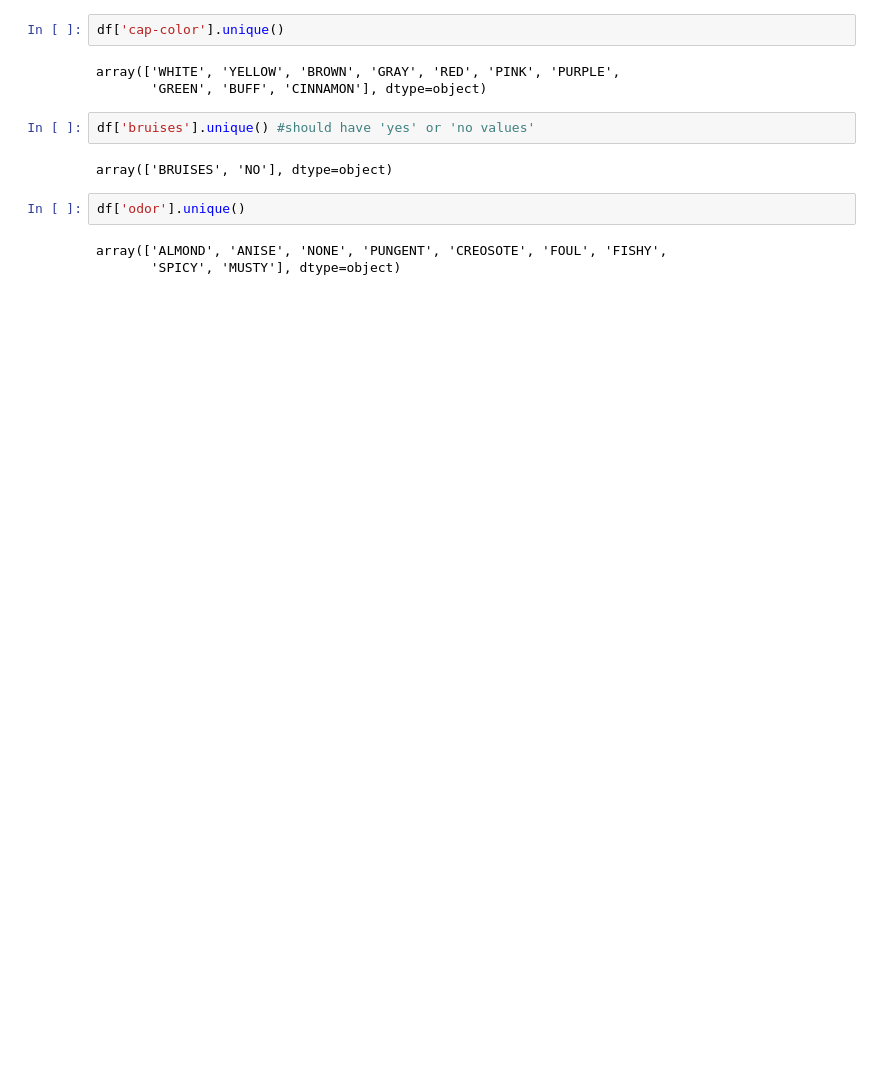
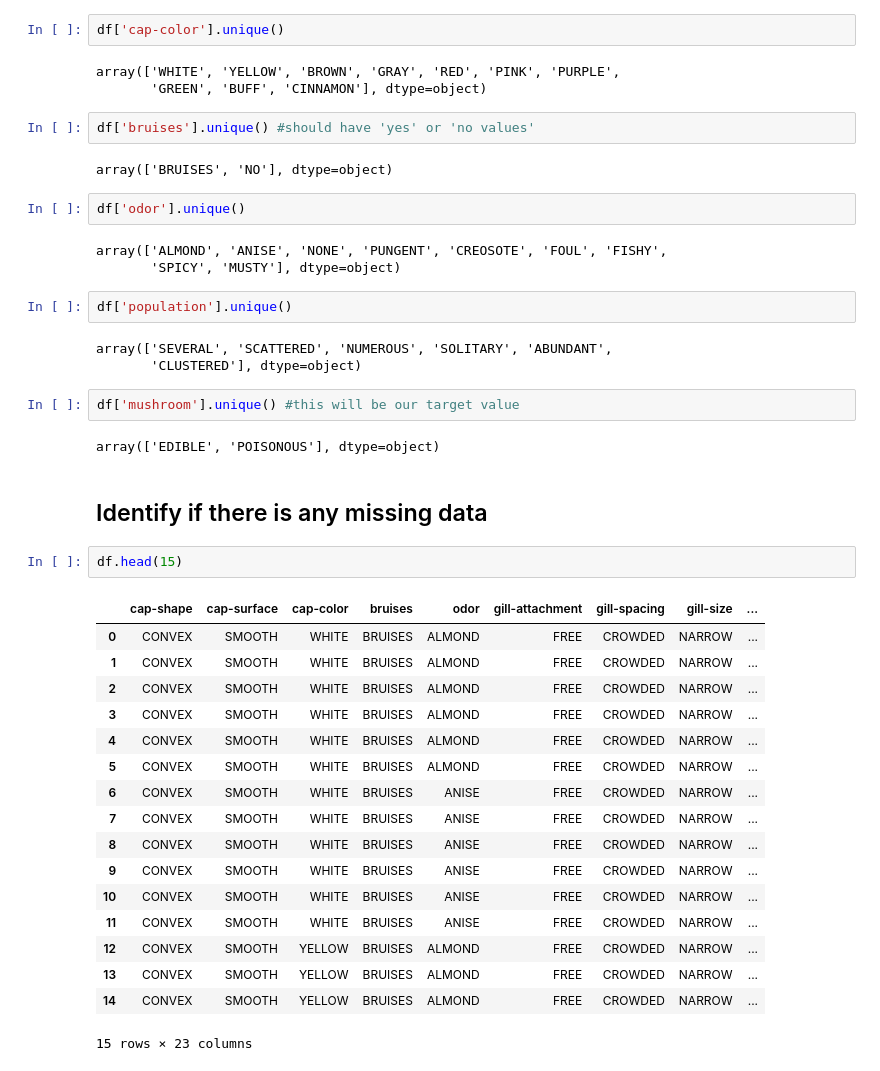
Before and after one commit to AmmaraRazzaq/DataAnalysis_with_Python, a Jupyter notebook: DataAnalysiswithPython.ipynb, the cells around one changed output. Cells and saved outputs as stored; diff of their text form; blank space fills up the shorter version.

Commit message:
identify missing data

```diff
--- a/DataAnalysiswithPython.ipynb
+++ b/DataAnalysiswithPython.ipynb
@@ -156,3 +156,34 @@ df['odor'].unique()
 # %% [output]
 array(['ALMOND', 'ANISE', 'NONE', 'PUNGENT', 'CREOSOTE', 'FOUL', 'FISHY',
        'SPICY', 'MUSTY'], dtype=object)
+# %%
+df['population'].unique()
+# %% [output]
+array(['SEVERAL', 'SCATTERED', 'NUMEROUS', 'SOLITARY', 'ABUNDANT',
+       'CLUSTERED'], dtype=object)
+# %%
+df['mushroom'].unique() #this will be our target value
+# %% [output]
+array(['EDIBLE', 'POISONOUS'], dtype=object)
+# %% [markdown]
+## Identify if there is any missing data
+# %%
+df.head(15)
+# %% [output]
+|  | cap-shape | cap-surface | cap-color | bruises | odor | gill-attachment | gill-spacing | gill-size | ... |
+| 0 | CONVEX | SMOOTH | WHITE | BRUISES | ALMOND | FREE | CROWDED | NARROW | ... |
+| 1 | CONVEX | SMOOTH | WHITE | BRUISES | ALMOND | FREE | CROWDED | NARROW | ... |
+| 2 | CONVEX | SMOOTH | WHITE | BRUISES | ALMOND | FREE | CROWDED | NARROW | ... |
+| 3 | CONVEX | SMOOTH | WHITE | BRUISES | ALMOND | FREE | CROWDED | NARROW | ... |
+| 4 | CONVEX | SMOOTH | WHITE | BRUISES | ALMOND | FREE | CROWDED | NARROW | ... |
+| 5 | CONVEX | SMOOTH | WHITE | BRUISES | ALMOND | FREE | CROWDED | NARROW | ... |
+| 6 | CONVEX | SMOOTH | WHITE | BRUISES | ANISE | FREE | CROWDED | NARROW | ... |
+| 7 | CONVEX | SMOOTH | WHITE | BRUISES | ANISE | FREE | CROWDED | NARROW | ... |
+| 8 | CONVEX | SMOOTH | WHITE | BRUISES | ANISE | FREE | CROWDED | NARROW | ... |
+| 9 | CONVEX | SMOOTH | WHITE | BRUISES | ANISE | FREE | CROWDED | NARROW | ... |
+| 10 | CONVEX | SMOOTH | WHITE | BRUISES | ANISE | FREE | CROWDED | NARROW | ... |
+| 11 | CONVEX | SMOOTH | WHITE | BRUISES | ANISE | FREE | CROWDED | NARROW | ... |
+| 12 | CONVEX | SMOOTH | YELLOW | BRUISES | ALMOND | FREE | CROWDED | NARROW | ... |
+| 13 | CONVEX | SMOOTH | YELLOW | BRUISES | ALMOND | FREE | CROWDED | NARROW | ... |
+| 14 | CONVEX | SMOOTH | YELLOW | BRUISES | ALMOND | FREE | CROWDED | NARROW | ... |
+15 rows × 23 columns
```
Also changed, not shown: parts of 2 cells of this notebook.
